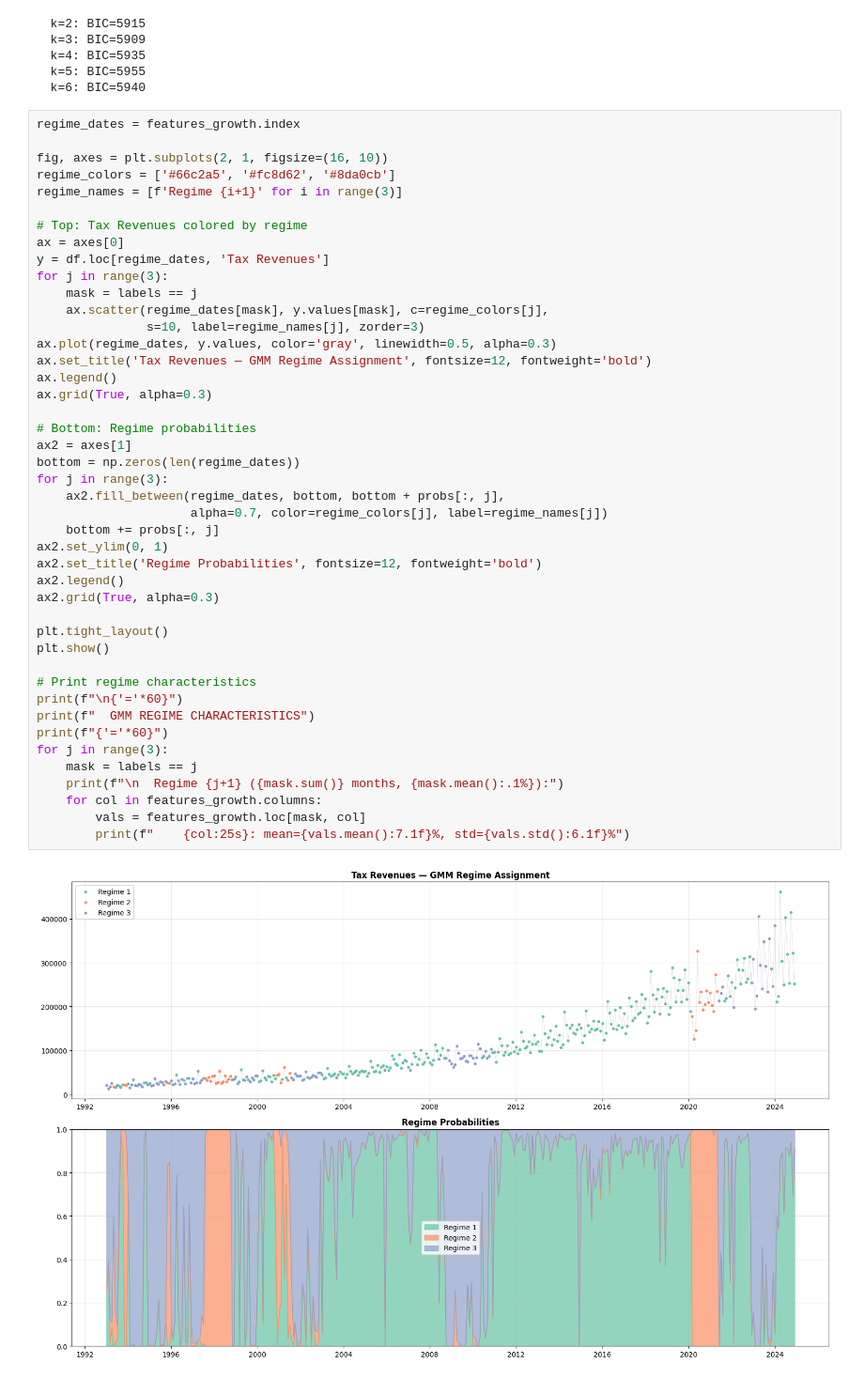
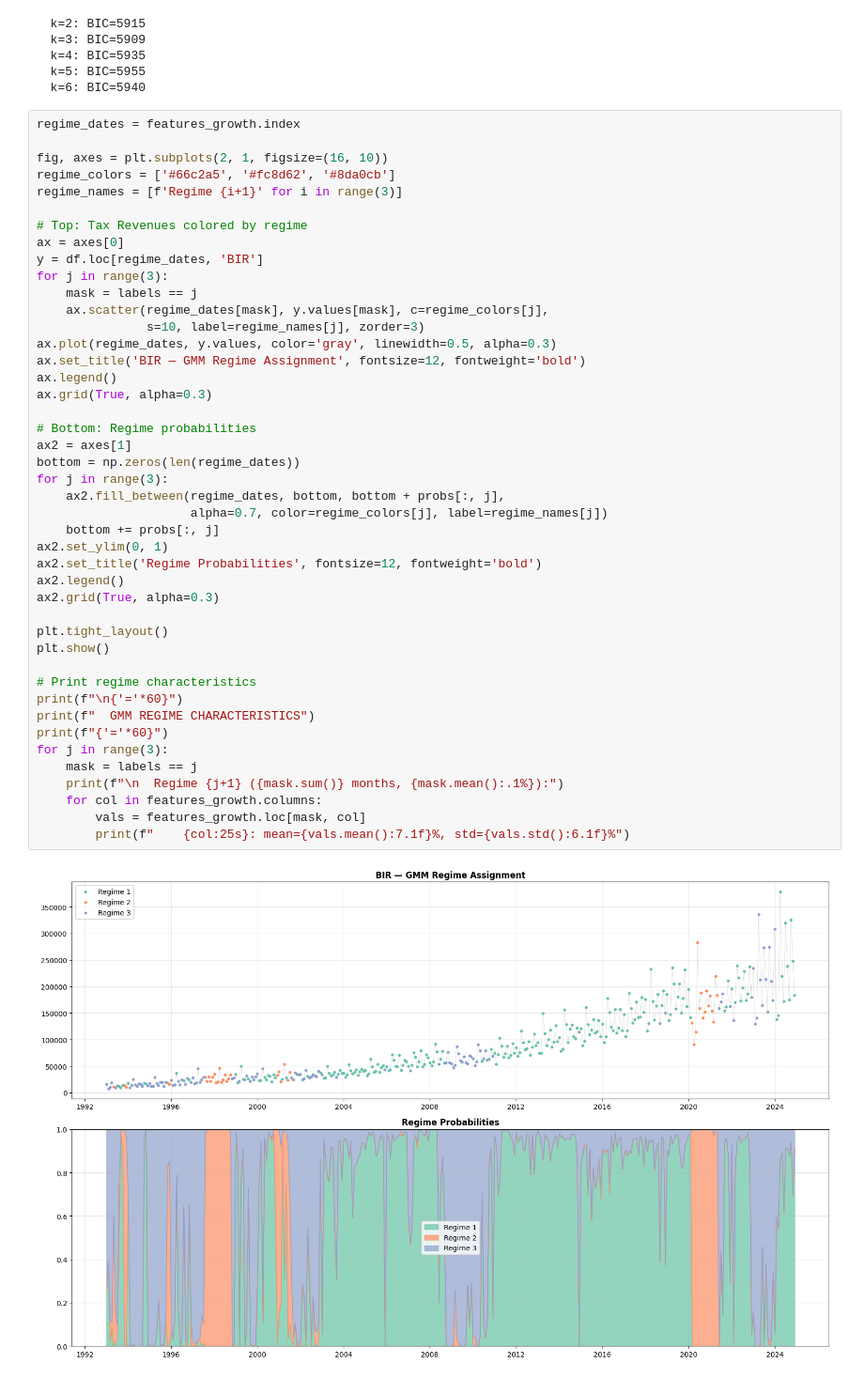
Before and after one commit to paulomercado/caps, a Jupyter notebook: test.ipynb, the cells around one changed output. Shown at 94% size. Drawn from its saved outputs; the diff is of its cells as text.

```diff
--- a/test.ipynb
+++ b/test.ipynb
@@ -343,43 +343,43 @@ regime_names = [f'Regime {i+1}' for i in range(3)]
 
 # Top: Tax Revenues colored by regime
 ax = axes[0]
-y = df.loc[regime_dates, 'Tax Revenues']
+y = df.loc[regime_dates, 'BIR']
 for j in range(3):
     mask = labels == j
     ax.scatter(regime_dates[mask], y.values[mask], c=regime_colors[j],
                s=10, label=regime_names[j], zorder=3)
 ax.plot(regime_dates, y.values, color='gray', linewidth=0.5, alpha=0.3)
-ax.set_title('Tax Revenues — GMM Regime Assignment', fontsize=12, fontweight='bold')
+ax.set_title('BIR — GMM Regime Assignment', fontsize=12, fontweight='bold')
 ax.legend()
 ax.grid(True, alpha=0.3)
 
 # Bottom: Regime probabilities
 ax2 = axes[1]
 bottom = np.zeros(len(regime_dates))
 for j in range(3):
     ax2.fill_between(regime_dates, bottom, bottom + probs[:, j],
                      alpha=0.7, color=regime_colors[j], label=regime_names[j])
     bottom += probs[:, j]
 ax2.set_ylim(0, 1)
 ax2.set_title('Regime Probabilities', fontsize=12, fontweight='bold')
 ax2.legend()
 ax2.grid(True, alpha=0.3)
 
 plt.tight_layout()
 plt.show()
 
 # Print regime characteristics
 print(f"\n{'='*60}")
 print(f"  GMM REGIME CHARACTERISTICS")
 print(f"{'='*60}")
 for j in range(3):
     mask = labels == j
     print(f"\n  Regime {j+1} ({mask.sum()} months, {mask.mean():.1%}):")
     for col in features_growth.columns:
         vals = features_growth.loc[mask, col]
         print(f"    {col:25s}: mean={vals.mean():7.1f}%, std={vals.std():6.1f}%")
 # %% [output]
-[figure, old version]
+[figure, new version]
 ============================================================
   GMM REGIME CHARACTERISTICS
 ============================================================
```
Also changed, not shown: parts of 1 cell of this notebook, 2 other files.
